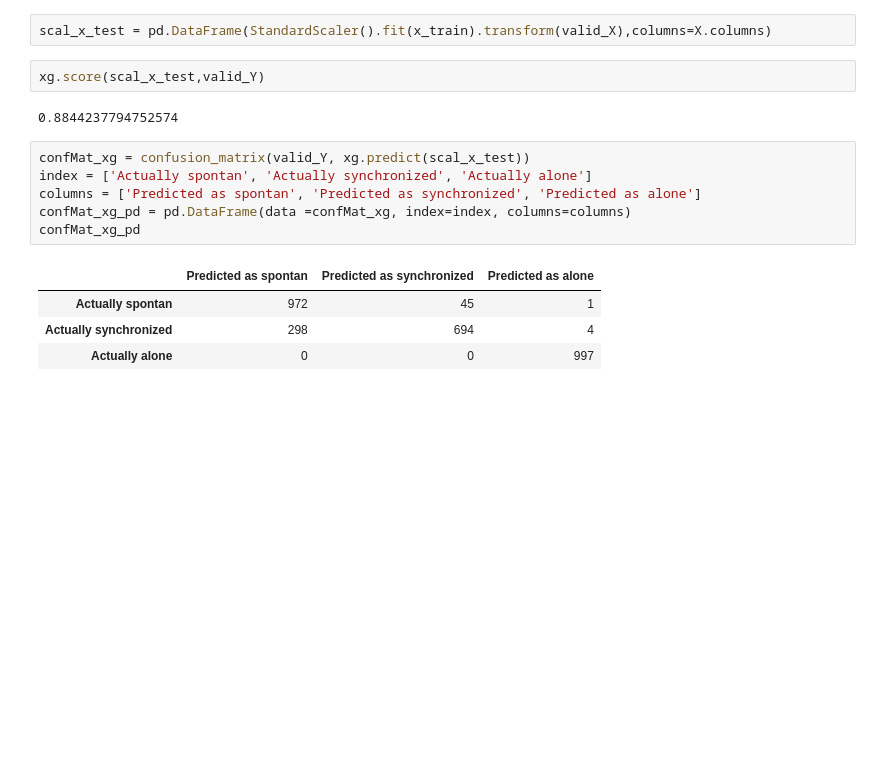
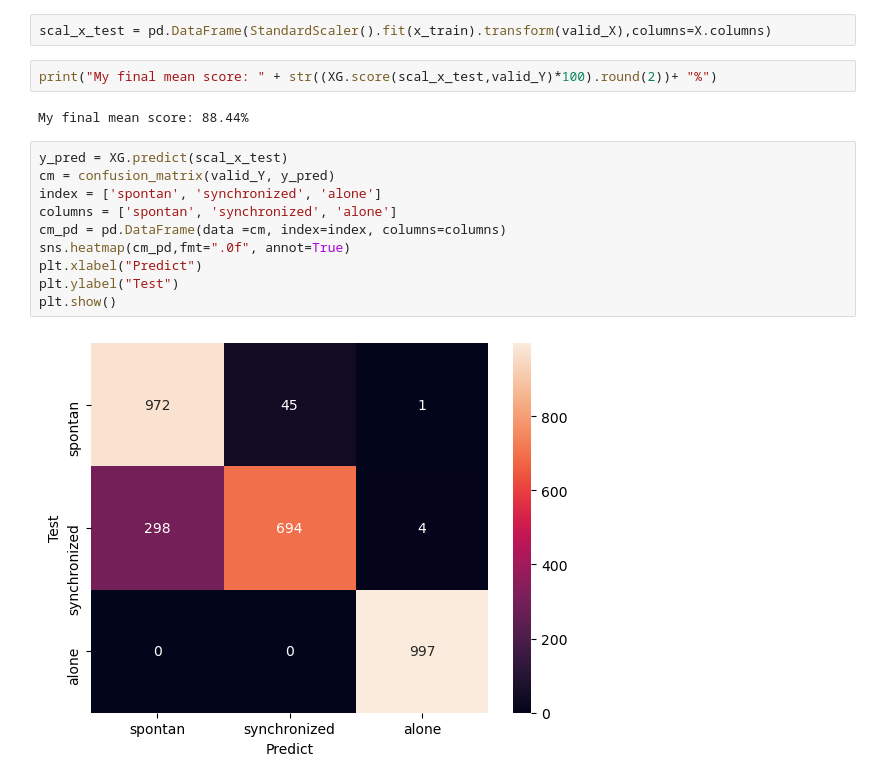
Before and after one commit to ortrsa/Data_Science_Final_Project_2, a Jupyter notebook: Notebook4.ipynb, the cells around one changed output. Saved outputs shown, nothing was run; the diff lists cells and outputs as text; blank space fills up the shorter version.

```diff
--- a/Notebook4.ipynb
+++ b/Notebook4.ipynb
@@ -324,18 +395,19 @@ valid_Y = valid_df['Label']
 valid_X = valid_df.drop('Label', axis=1)
 # %%
 scal_x_test = pd.DataFrame(StandardScaler().fit(x_train).transform(valid_X),columns=X.columns)
-# %%
-xg.score(scal_x_test,valid_Y)
-# %% [output]
-0.8844237794752574
+# %%
+print("My final mean score: " + str((XG.score(scal_x_test,valid_Y)*100).round(2))+ "%")
+# %% [output]
+My final mean score: 88.44%
 # %%
-confMat_xg = confusion_matrix(valid_Y, xg.predict(scal_x_test))
-index = ['Actually spontan', 'Actually synchronized', 'Actually alone']
-columns = ['Predicted as spontan', 'Predicted as synchronized', 'Predicted as alone']
-confMat_xg_pd = pd.DataFrame(data =confMat_xg, index=index, columns=columns)
-confMat_xg_pd
+y_pred = XG.predict(scal_x_test)
+cm = confusion_matrix(valid_Y, y_pred)
+index = ['spontan', 'synchronized', 'alone']
+columns = ['spontan', 'synchronized', 'alone']
+cm_pd = pd.DataFrame(data =cm, index=index, columns=columns)
+sns.heatmap(cm_pd,fmt=".0f", annot=True)
+plt.xlabel("Predict")
+plt.ylabel("Test")
+plt.show()
 # %% [output]
-|  | Predicted as spontan | Predicted as synchronized | Predicted as alone |
-| Actually spontan | 972 | 45 | 1 |
-| Actually synchronized | 298 | 694 | 4 |
-| Actually alone | 0 | 0 | 997 |
+[figure, added]
```
Also changed, not shown: parts of 19 cells of this notebook.
